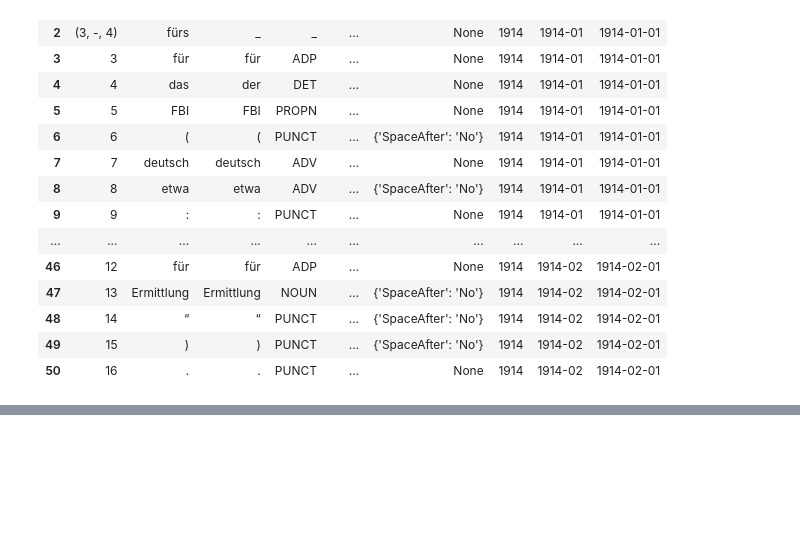
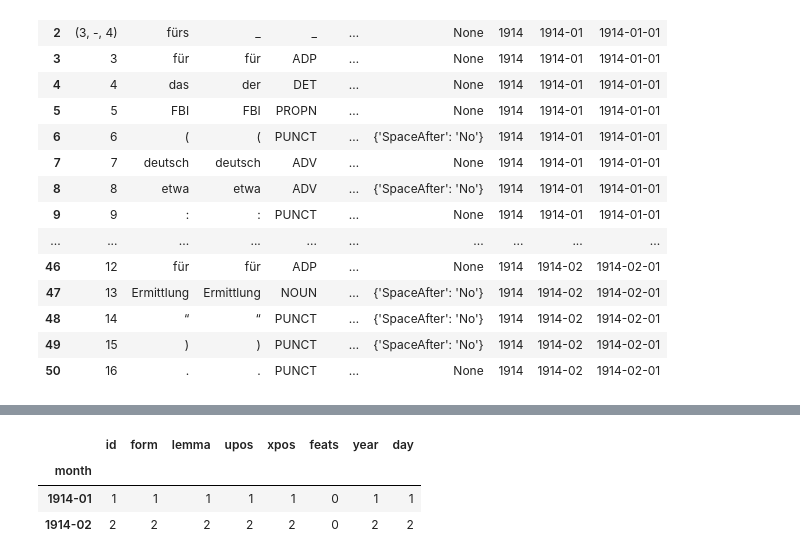
Before and after one commit to schnaitter/text-fs-1, a Jupyter notebook: word_search/parse_conll_make_search.ipynb, the cells around one changed output, grey strips where cells are left out. Saved outputs shown, nothing was run; the diff lists cells and outputs as text; code cells hidden in the pictures; blank space fills up the shorter version.

```diff
--- a/word_search/parse_conll_make_search.ipynb
+++ b/word_search/parse_conll_make_search.ipynb
@@ -109,5 +110,12 @@ df.query(f'lemma=="{search_term}"')
 # %%
 result = df.query(f'lemma=="{search_term}"')
+# %%
+result.groupby('month').count()
+# %% [output]
+|  | id | form | lemma | upos | xpos | feats | year | day |
+| month |  |  |  |  |  |  |  |  |
+| 1914-01 | 1 | 1 | 1 | 1 | 1 | 0 | 1 | 1 |
+| 1914-02 | 2 | 2 | 2 | 2 | 2 | 0 | 2 | 2 |
 # %%
 result.groupby('month').count().lemma.plot();
 # %% [output]
```
Also changed, not shown: parts of 8 cells of this notebook.
